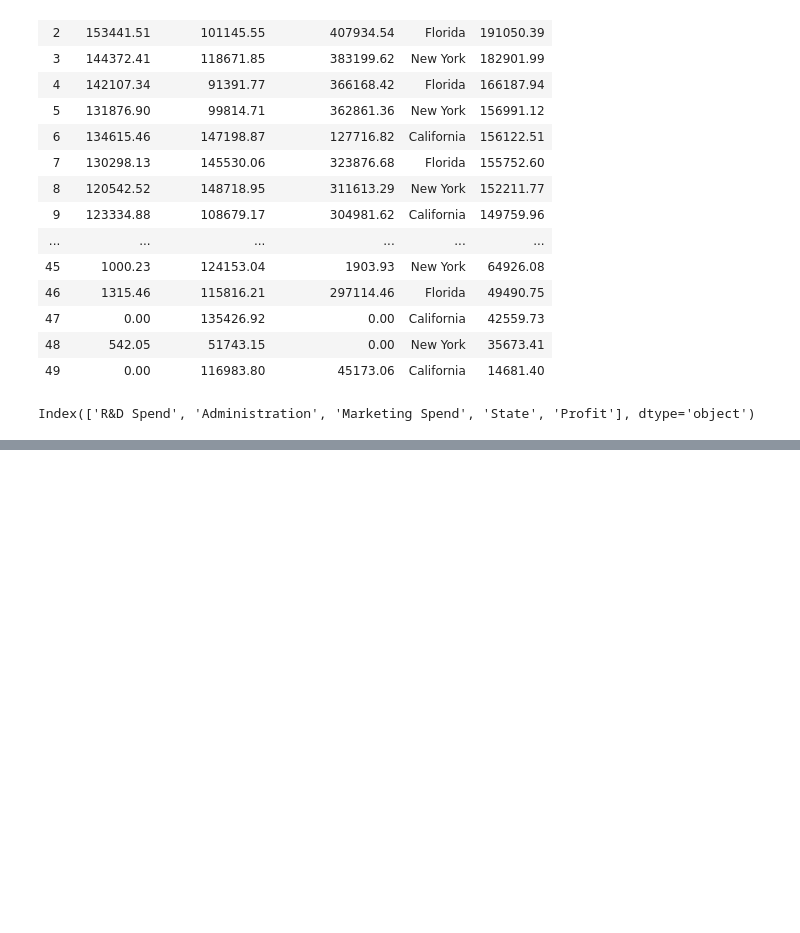
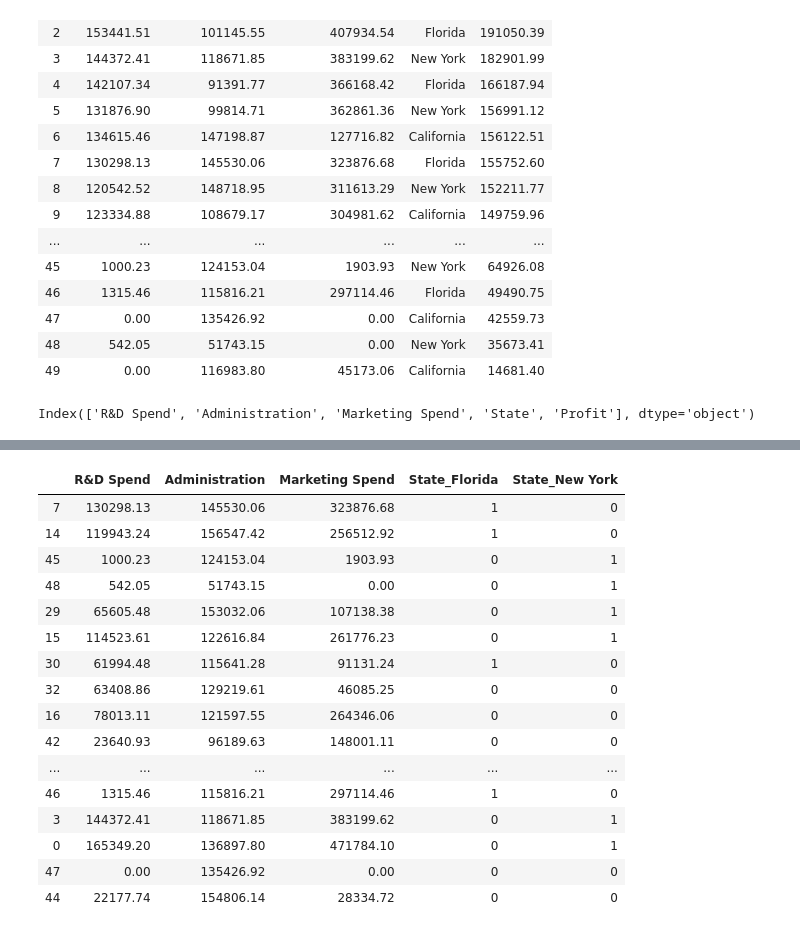
Before and after one commit to KrishnaveniRaghunathan/1.Python, a Jupyter notebook: MultipleLinearRegression_Phase1_ModelCreation.ipynb, the cells around one changed output, grey strips where cells are left out. Cells and saved outputs as stored; diff of their text form; code cells hidden in the pictures; blank space fills up the shorter version.

```diff
--- a/MultipleLinearRegression_Phase1_ModelCreation.ipynb
+++ b/MultipleLinearRegression_Phase1_ModelCreation.ipynb
@@ -122,0 +179,2 @@ dataset
+# %%
+dependent=dataset[['Profit']] # Splitting the output column
@@ -122,0 +204,22 @@ dataset
+# %%
+X_train, X_test, Y_train, Y_test = train_test_split(independent,dependent,test_size=0.30,random_state=0) # Splitting test set and training set data
+# %%
+X_train # Input training set data
+# %% [output]
+|  | R&D Spend | Administration | Marketing Spend | State_Florida | State_New York |
+| 7 | 130298.13 | 145530.06 | 323876.68 | 1 | 0 |
+| 14 | 119943.24 | 156547.42 | 256512.92 | 1 | 0 |
+| 45 | 1000.23 | 124153.04 | 1903.93 | 0 | 1 |
+| 48 | 542.05 | 51743.15 | 0.00 | 0 | 1 |
+| 29 | 65605.48 | 153032.06 | 107138.38 | 0 | 1 |
+| 15 | 114523.61 | 122616.84 | 261776.23 | 0 | 1 |
+| 30 | 61994.48 | 115641.28 | 91131.24 | 1 | 0 |
+| 32 | 63408.86 | 129219.61 | 46085.25 | 0 | 0 |
+| 16 | 78013.11 | 121597.55 | 264346.06 | 0 | 0 |
+| 42 | 23640.93 | 96189.63 | 148001.11 | 0 | 0 |
+| ... | ... | ... | ... | ... | ... |
+| 46 | 1315.46 | 115816.21 | 297114.46 | 1 | 0 |
+| 3 | 144372.41 | 118671.85 | 383199.62 | 0 | 1 |
+| 0 | 165349.20 | 136897.80 | 471784.10 | 0 | 1 |
+| 47 | 0.00 | 135426.92 | 0.00 | 0 | 0 |
+| 44 | 22177.74 | 154806.14 | 28334.72 | 0 | 0 |
```
Also changed, not shown: parts of 39 cells of this notebook.
